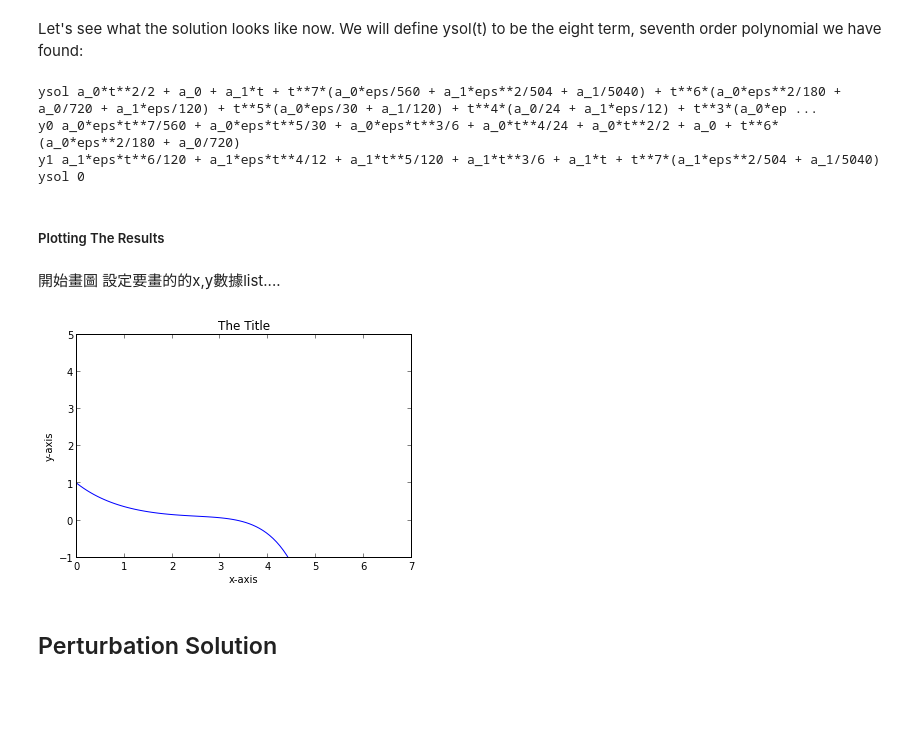
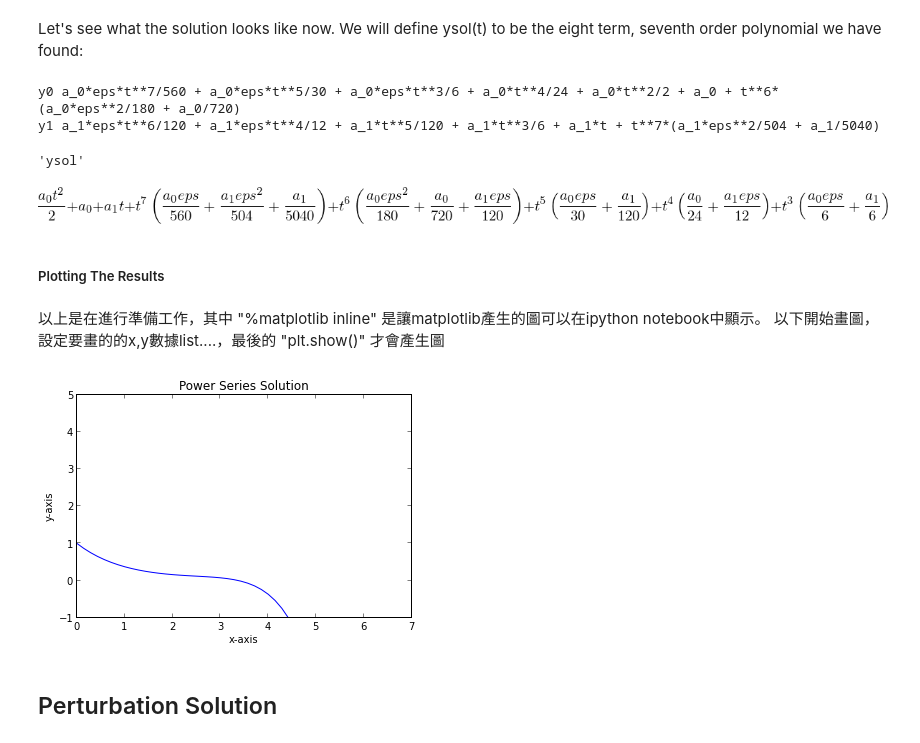
Before and after one commit to woonchin/MyPythonNote, a Jupyter notebook: myseries.ipynb, the cells around one changed output. Saved outputs shown, nothing was run; the diff lists cells and outputs as text; code cells hidden in the pictures; blank space fills up the shorter version.

```diff
--- a/myseries.ipynb
+++ b/myseries.ipynb
@@ -114,18 +119,17 @@ Let's see what the solution looks like now. We will define ysol(t) to be the eig
 # %%
 ysol = sum( asol[i] * t**i
          for i in range(deg) )
-print "ysol",ysol.collect(t)
 
 y0 = ysol.subs(a[1],0)
-print "y0",y0
+#print "y0",y0
 y1 = ysol.subs(a[0],0)
-print "y1",y1
-print "ysol",simplify(ysol-y0-y1)
+#print "y1",y1
+display("ysol",ysol)
 # %% [output]
-ysol a_0*t**2/2 + a_0 + a_1*t + t**7*(a_0*eps/560 + a_1*eps**2/504 + a_1/5040) + t**6*(a_0*eps**2/180 + a_0/720 + a_1*eps/120) + t**5*(a_0*eps/30 + a_1/120) + t**4*(a_0/24 + a_1*eps/12) + t**3*(a_0*ep ...
 y0 a_0*eps*t**7/560 + a_0*eps*t**5/30 + a_0*eps*t**3/6 + a_0*t**4/24 + a_0*t**2/2 + a_0 + t**6*(a_0*eps**2/180 + a_0/720)
 y1 a_1*eps*t**6/120 + a_1*eps*t**4/12 + a_1*t**5/120 + a_1*t**3/6 + a_1*t + t**7*(a_1*eps**2/504 + a_1/5040)
-ysol 0
+'ysol'
+[figure, added]
 # %% [markdown]
 ##### Plotting The Results
 # %%
@@ -133,28 +137,27 @@ ysol 0
 %matplotlib inline
 import matplotlib.pyplot as plt
 import numpy as np
-x = np.linspace(0, 7, 100)
+x_t = np.linspace(0, 7, 50)
 y_t = ysol.subs([(a[0],1),(a[1],-1),(eps,0.04)])
 f_t = lambdify(t, y_t,modules=['numpy'])
-## 開始畫圖
-# %% [markdown]
-開始畫圖
-設定要畫的的x,y數據list....
+# %% [markdown]
+以上是在進行準備工作，其中 "%matplotlib inline" 是讓matplotlib產生的圖可以在ipython notebook中顯示。
+以下開始畫圖，設定要畫的的x,y數據list....，最後的 "plt.show()" 才會產生圖
 # %%
-plt.plot(x,f_t(x))
+plt.plot(x_t,f_t(x_t))
 #
 #    # 設定圖的範圍, 不設的話，系統會自行決定
 plt.xlim(0,7)
 plt.ylim(-1,5)
 #    # 照需要寫入x 軸和y軸的 label 以及title
 #
 plt.xlabel("x-axis")
 plt.ylabel("y-axis")
-plt.title("The Title")
+plt.title("Power Series Solution")
 #    # 在這個指令之前，都還在做畫圖的動作
 #    # 這個指令算是 "秀圖"
 plt.show()
 # %% [output]
-[figure, old version]
+[figure, new version]
 # %% [markdown]
 ## Perturbation Solution
```
Also changed, not shown: parts of 36 cells of this notebook, 2 other files.
